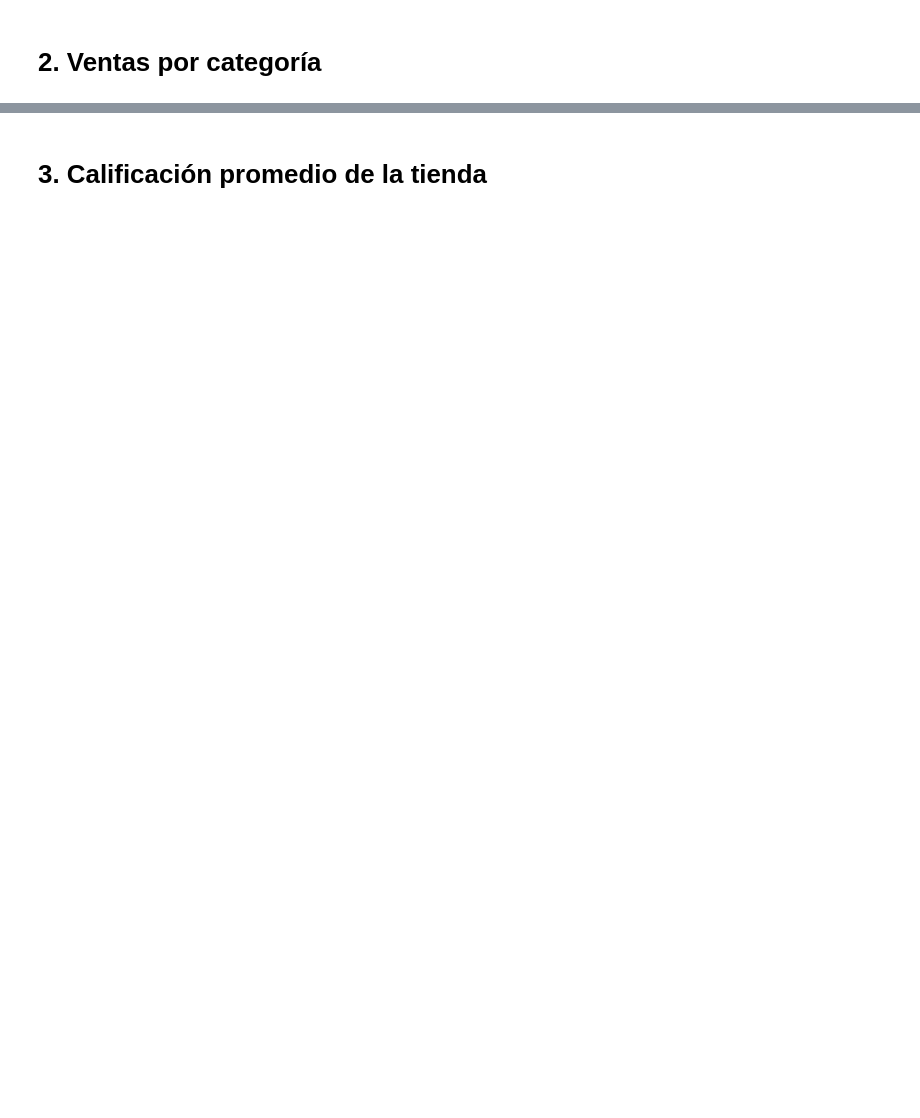
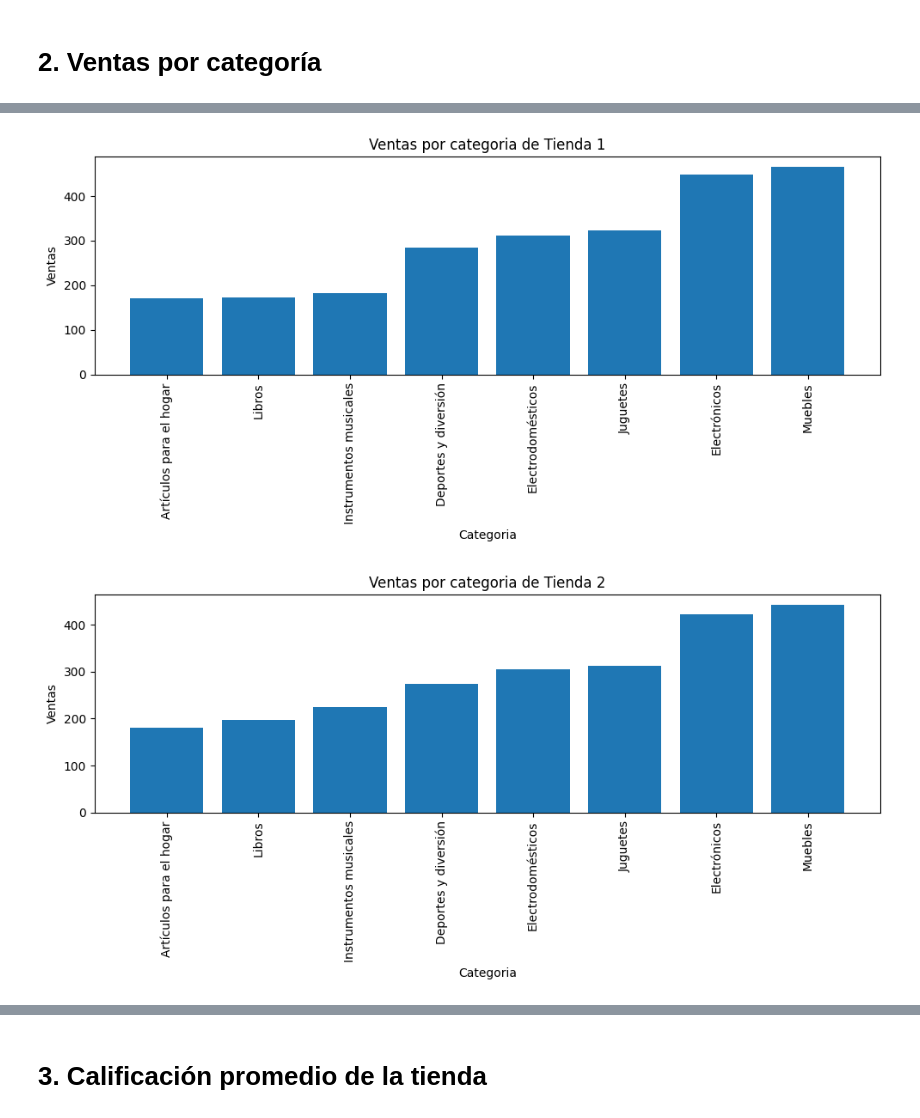
Before and after one commit to Deus-sueD/Callenge-Data-Science, a Jupyter notebook: AluraStoreLatam.ipynb, the cells around one changed output, grey strips where cells are left out. Saved outputs shown, nothing was run; the diff lists cells and outputs as text; code cells hidden in the pictures; blank space fills up the shorter version.

```diff
--- a/AluraStoreLatam.ipynb
+++ b/AluraStoreLatam.ipynb
@@ -151,0 +142,8 @@ graficardemayoraminor(Ventasporcategoriaxtienda(tienda4), 'Tienda 4', 'Categoria
+# %%
+graficardemayoraminor(Ventasporcategoriaxtienda(tienda), 'Ventas por categoria de Tienda 1', 'Categoria','Ventas')
+graficardemayoraminor(Ventasporcategoriaxtienda(tienda2), 'Ventas por categoria de Tienda 2', 'Categoria','Ventas')
+graficardemayoraminor(Ventasporcategoriaxtienda(tienda3), 'Ventas por categoria de Tienda 3', 'Categoria','Ventas')
+graficardemayoraminor(Ventasporcategoriaxtienda(tienda4), 'Ventas por categoria de Tienda 4', 'Categoria','Ventas')
+# %% [output]
+[figure, added]
+[figure, added]
```
Also changed, not shown: parts of 5 cells of this notebook.
